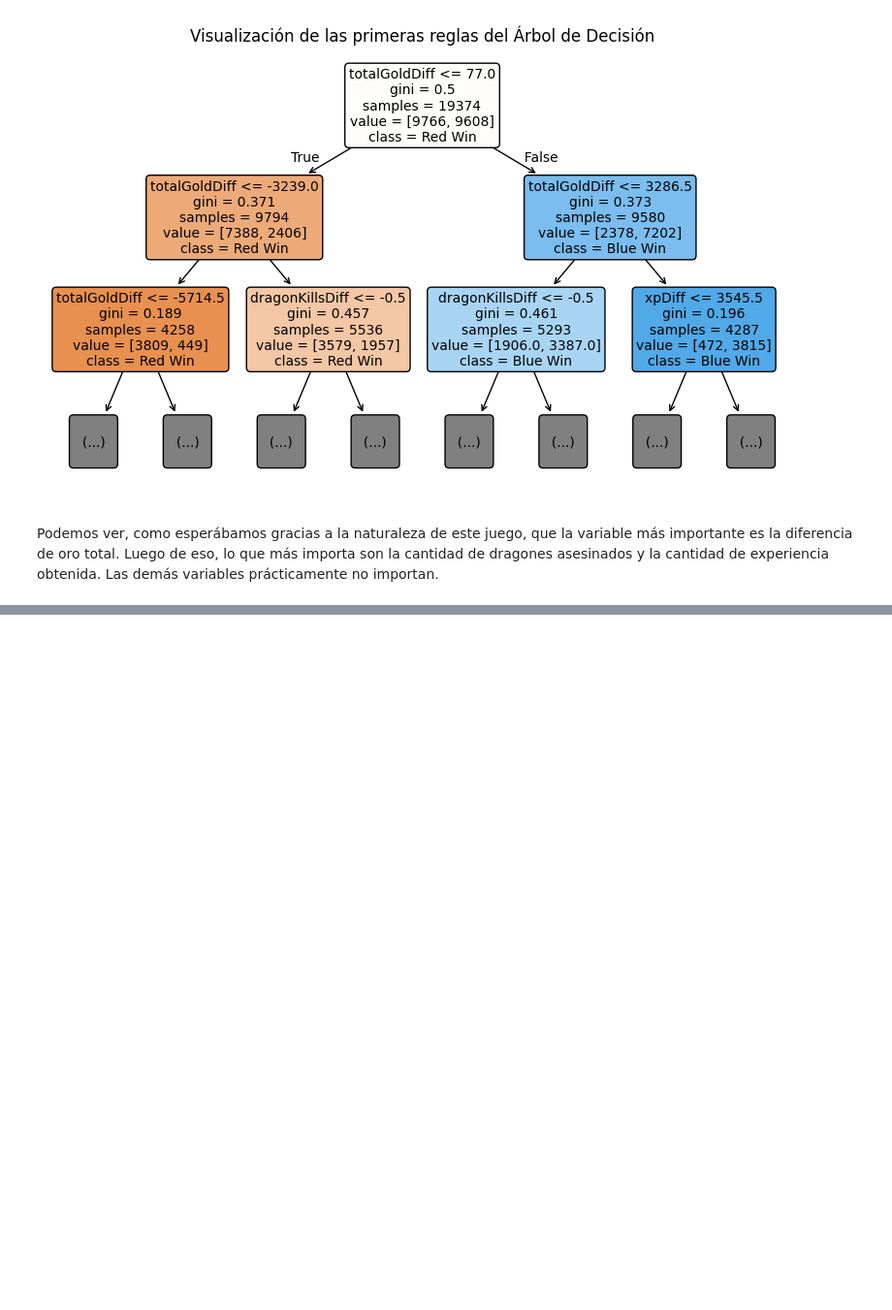
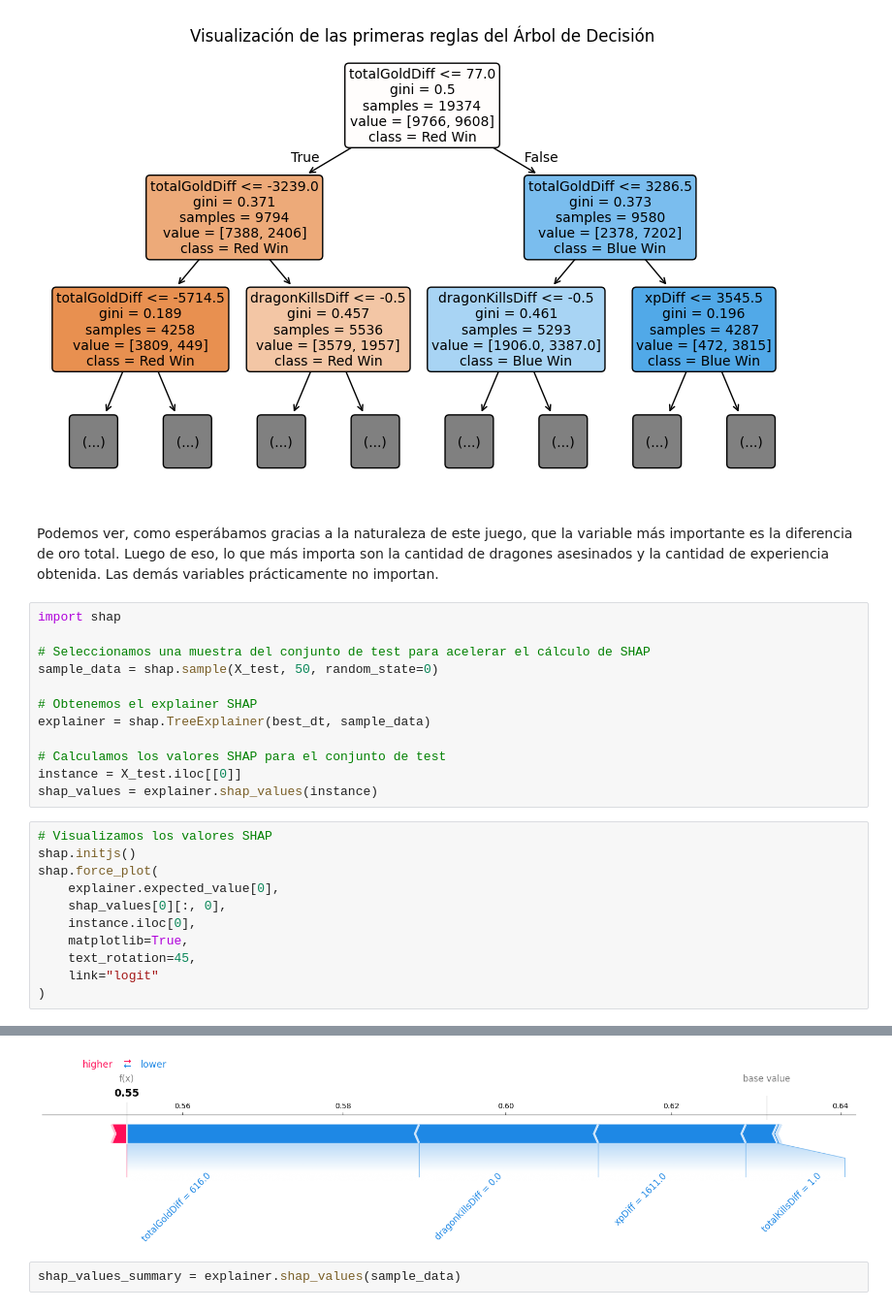
Before and after one commit to jnegrete2005/practica02_AA1, a Jupyter notebook: src/arboles.ipynb, the cells around one changed output, grey strips where cells are left out. Shown at 97% size. Drawn from its saved outputs; the diff is of its cells as text; blank space fills up the shorter version.

Commit message:
Añadir shap a arboles y regresion y terminar knn

```diff
--- a/src/arboles.ipynb
+++ b/src/arboles.ipynb
@@ -109,3 +109,27 @@ plt.show()
 [figure]
 # %% [markdown]
 Podemos ver, como esperábamos gracias a la naturaleza de este juego, que la variable más importante es la diferencia de oro total. Luego de eso, lo que más importa son la cantidad de dragones asesinados y la cantidad de experiencia obtenida. Las demás variables prácticamente no importan.
+# %%
+import shap
+
+# Seleccionamos una muestra del conjunto de test para acelerar el cálculo de SHAP
+sample_data = shap.sample(X_test, 50, random_state=0)
+
+# Obtenemos el explainer SHAP
+explainer = shap.TreeExplainer(best_dt, sample_data)
+
+# Calculamos los valores SHAP para el conjunto de test
+instance = X_test.iloc[[0]]
+shap_values = explainer.shap_values(instance)
+# %%
+# Visualizamos los valores SHAP
+shap.initjs()
+shap.force_plot(
+    explainer.expected_value[0],
+    shap_values[0][:, 0],
+    instance.iloc[0],
+    matplotlib=True,
+    text_rotation=45,
+    link="logit"
+)
+# %% [output]
@@ -111,0 +137,3 @@ Podemos ver, como esperábamos gracias a la naturaleza de este juego, que la var
+[figure, added]
+# %%
+shap_values_summary = explainer.shap_values(sample_data)
```
Also changed, not shown: parts of 2 cells of this notebook, 2 other files.
